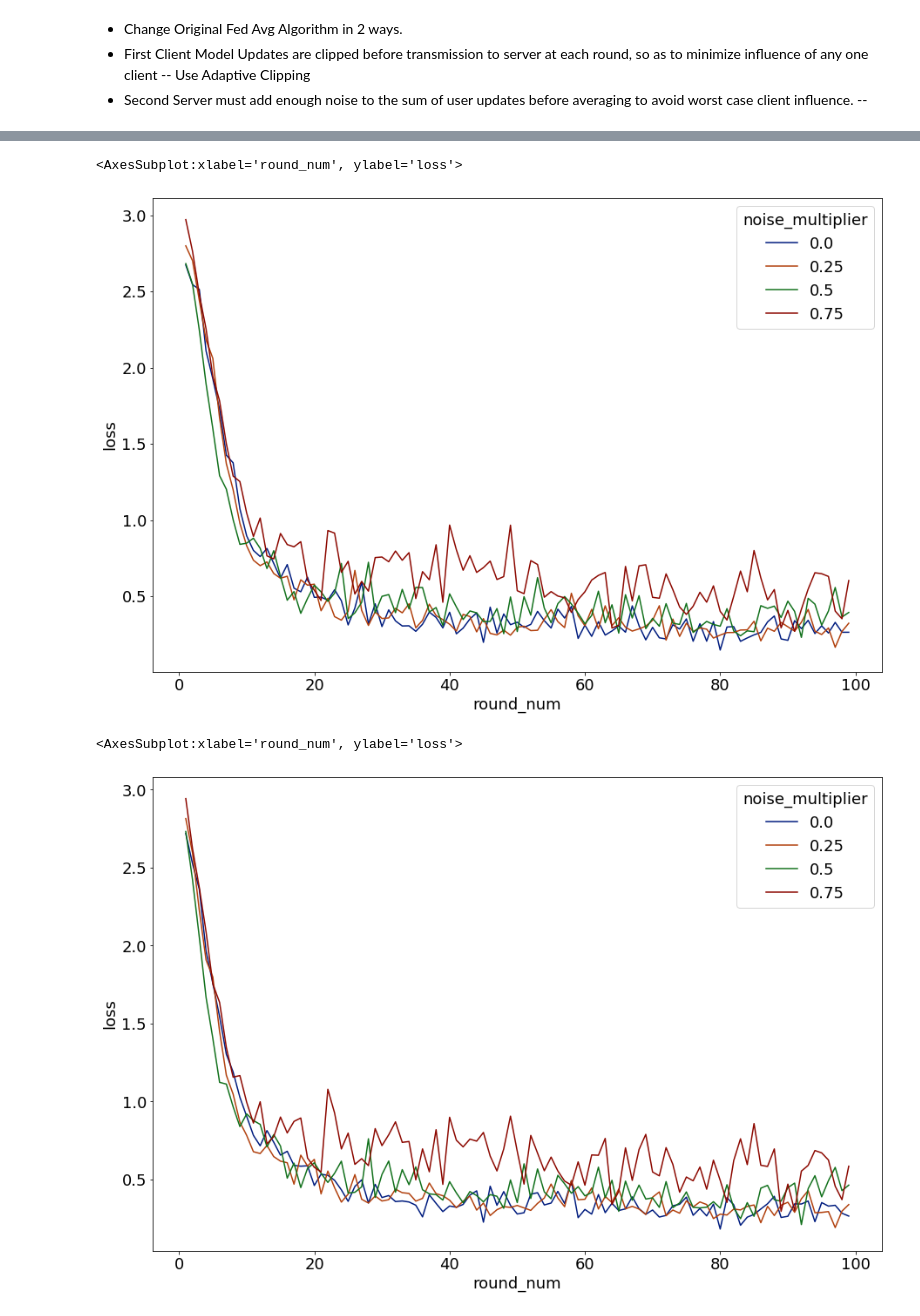
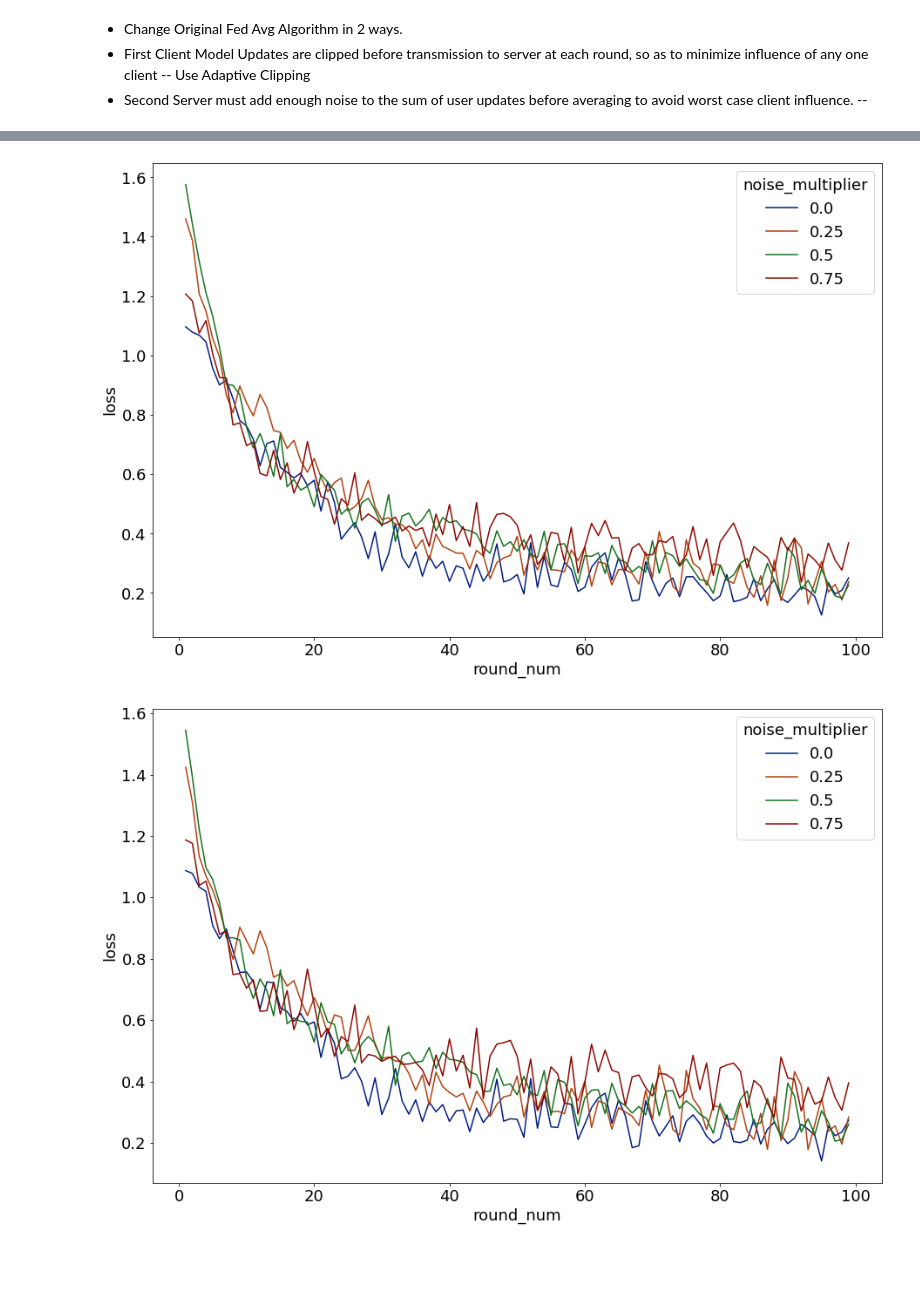
Before and after one commit to harinadh12/Appidi_OUDSA5900, a Jupyter notebook: federate_data.ipynb, the cells around one changed output, grey strips where cells are left out. Drawn from its saved outputs; the diff is of its cells as text; code cells hidden in the pictures; blank space fills up the shorter version.

```diff
--- a/federate_data.ipynb
+++ b/federate_data.ipynb
@@ -549,21 +512,10 @@ data = preprocess_fn(example_dataset, train=True)
 # %%
 def create_keras_model():
 
-#     return tf.keras.models.Sequential([
-#       tf.keras.layers.InputLayer(input_shape=(56,)),
-#       tf.keras.layers.Dense(15,kernel_regularizer=tf.keras.regularizers.L1L2(l1=0.01, l2=0.001)),
-#       tf.keras.layers.Dense(10, kernel_regularizer=tf.keras.regularizers.L1L2(l1=0.01, l2=0.001)),
-#       tf.keras.layers.Softmax()
-#   ])
-
     model = tf.keras.models.Sequential([
           tf.keras.layers.InputLayer(input_shape=(56,)),
-    #       tf.keras.layers.Dense(15,) ,
-    #                             kernel_initializer='glorot_uniform',activation='relu',kernel_regularizer=tf.keras.regularizers.L2(1e-4)),
-          tf.keras.layers.Dense(20,),
-    #                             kernel_regularizer=tf.keras.regularizers.L2(1e-4)),
-          tf.keras.layers.Dense(10,kernel_initializer='glorot_uniform'),
-    #                             activation='relu',kernel_regularizer=tf.keras.regularizers.L2(1e-4)),
+          tf.keras.layers.Dense(20,activation='relu'),
+          tf.keras.layers.Dense(10,activation='relu'),
           tf.keras.layers.Dense(3, use_bias=True, name="output", activation='softmax')
       ])
 
@@ -583,9 +535,9 @@ def model_fn():
 # %% [markdown]
 ### Create TFF Federated Averaging Process for Training
 # %%
-federated_training = tff.learning.algorithms.build_weighted_fed_avg(
+federated_training = tff.learning.algorithms.build_unweighted_fed_avg(
     model_fn,
-    client_optimizer_fn=lambda: tf.keras.optimizers.SGD(learning_rate=0.0001,momentum=0.8),
+    client_optimizer_fn=lambda: tf.keras.optimizers.SGD(learning_rate=0.0001,momentum=0.9),
     server_optimizer_fn=lambda: tf.keras.optimizers.SGD(learning_rate=1)
 )
 # %% [markdown]
@@ -601,7 +553,7 @@ training_metrics = collections.defaultdict(list)
 validation_metrics = collections.defaultdict(list)
 
 NUM_ROUNDS = 100
-for round_num in range(2,NUM_ROUNDS):
+for round_num in range(0,NUM_ROUNDS):
 
     participating_clients = np.random.choice(tff_dataset_train.client_ids,size=10)
     federated_train_data = [
@@ -611,7 +563,7 @@ for round_num in range(2,NUM_ROUNDS):
     result = federated_training.next(state, federated_train_data)
     metrics = result.metrics
     state = result.state
-    print('round {:2d}, metrics={}'.format(round_num, metrics))
+#     print('round {:2d}, metrics={}'.format(round_num, metrics))
 
     training_metrics['loss'].append(metrics.get('client_work', {}).get('train', {}).get('loss'))
     training_metrics['sparse_categorical_accuracy'].append(metrics.get('client_work', {}).get('train', {}).get('sparse_categorical_accuracy'))
@@ -627,6 +579,6 @@ for round_num in range(2,NUM_ROUNDS):
     validation_metrics['loss'].append(eval_result.get('eval', {}).get('loss'))
     validation_metrics['sparse_categorical_accuracy'].append(eval_result.get('eval', {}).get('sparse_categorical_accuracy'))
 
-    print('round {:2d}, evaluation metrics={}'.format(round_num, eval_result))
-    print("\n")
+#     print('round {:2d}, evaluation metrics={}'.format(round_num, eval_result))
+#     print("\n")
 # %% [output]
@@ -784,3 +797,8 @@ noise_multipliers = [0.0, 0.25, 0.5, 0.75]
+# %%
+noise_multipliers = [.75]
+# noise_multiplier =0.25
+clients_per_round = 8
+# tff.learning.model_update_aggregator.dp_aggregator(noise_multiplier,clients_per_round)
 # %%
 training_metrics_dp = collections.defaultdict(list)
 validation_metrics_dp = collections.defaultdict(list)
@@ -910,11 +945,11 @@ sns.lineplot(data=train_df, x='round_num', y='sparse_categorical_accuracy', hue=
 # %%
-sns.lineplot(data=train_df, x='round_num', y='loss', hue='noise_multiplier', palette='dark')
+sns_fig = sns.lineplot(data=train_df, x='round_num', y='loss', hue='noise_multiplier', palette='dark')
+sns_fig.figure.savefig('Train_plot_DP_loss.png')
 # %% [output]
-<AxesSubplot:xlabel='round_num', ylabel='loss'>
-[figure, old version]
+[figure, new version]
 # %%
-sns.lineplot(data=valid_df, x='round_num', y='loss', hue='noise_multiplier', palette='dark')
+sns_fig = sns.lineplot(data=valid_df, x='round_num', y='loss', hue='noise_multiplier', palette='dark')
+sns_fig.figure.savefig('Val_plot_DP_loss.png')
 # %% [output]
-<AxesSubplot:xlabel='round_num', ylabel='loss'>
-[figure, old version]
+[figure, new version]
 # %%
```
Also changed, not shown: parts of 74 cells of this notebook, 20 other files.
